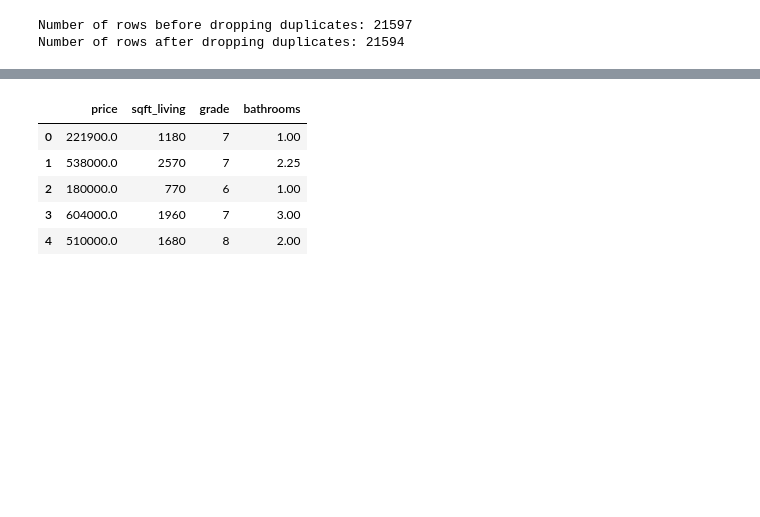
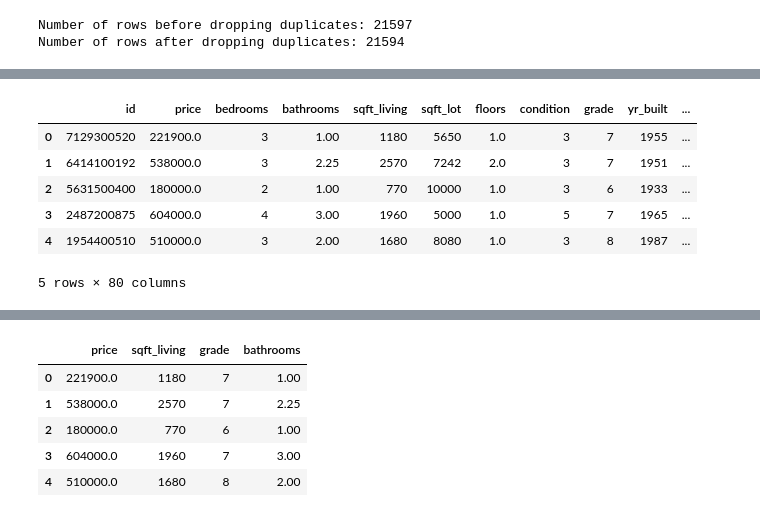
Before and after one commit to ANGI3MAINA/King-County-Housing-Analysis, a Jupyter notebook: Data/Work/George.ipynb, the cells around one changed output, grey strips where cells are left out. Drawn from its saved outputs; the diff is of its cells as text; code cells hidden in the pictures; blank space fills up the shorter version.

```diff
--- a/Data/Work/George.ipynb
+++ b/Data/Work/George.ipynb
@@ -174,0 +254,19 @@ Visualizations
+# %%
+# ensuring that 'zipcode' and 'waterfront' are categorical
+house_df_cleaned = house_df.copy()
+house_df_cleaned.loc[:, 'zipcode'] = house_df_cleaned['zipcode'].astype('category')
+house_df_cleaned.loc[:, 'waterfront'] = house_df_cleaned['waterfront'].astype('category')
+
+# Generate dummy variables for 'zipcode' and 'waterfront'
+house_df_dummies = pd.get_dummies(house_df_cleaned, columns=['zipcode', 'waterfront'], drop_first=True)
+
+# Display the first few rows of the transformed DataFrame
+house_df_dummies.head()
+# %% [output]
+|  | id | price | bedrooms | bathrooms | sqft_living | sqft_lot | floors | condition | grade | yr_built | ... |
+| 0 | 7129300520 | 221900.0 | 3 | 1.00 | 1180 | 5650 | 1.0 | 3 | 7 | 1955 | ... |
+| 1 | 6414100192 | 538000.0 | 3 | 2.25 | 2570 | 7242 | 2.0 | 3 | 7 | 1951 | ... |
+| 2 | 5631500400 | 180000.0 | 2 | 1.00 | 770 | 10000 | 1.0 | 3 | 6 | 1933 | ... |
+| 3 | 2487200875 | 604000.0 | 4 | 3.00 | 1960 | 5000 | 1.0 | 5 | 7 | 1965 | ... |
+| 4 | 1954400510 | 510000.0 | 3 | 2.00 | 1680 | 8080 | 1.0 | 3 | 8 | 1987 | ... |
+5 rows × 80 columns
```
Also changed, not shown: parts of 65 cells of this notebook.
